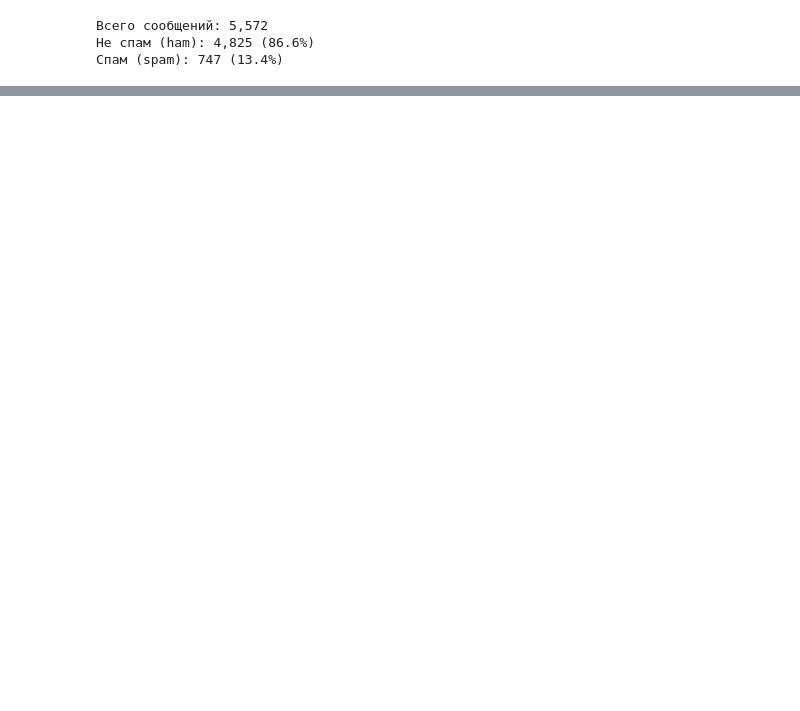
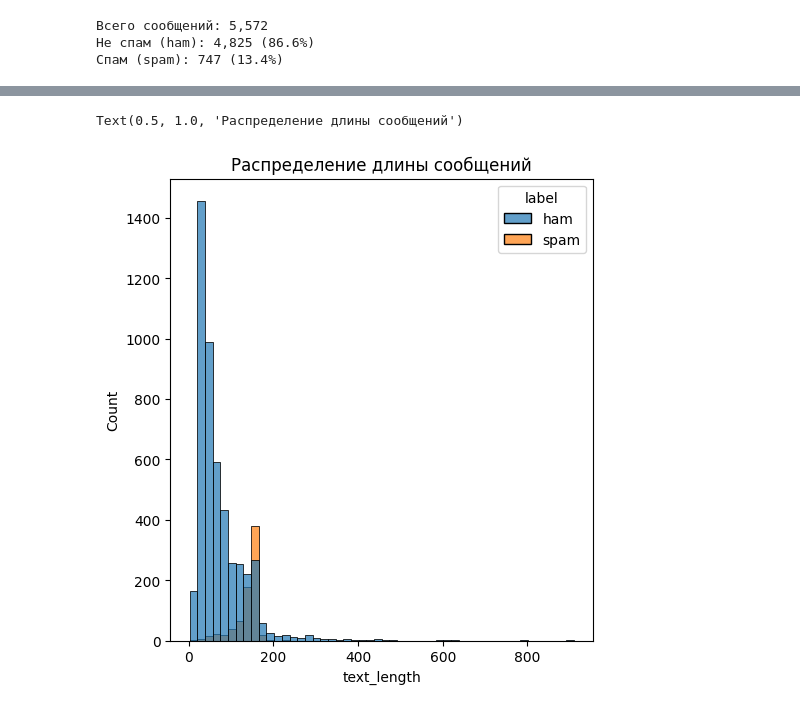
Before and after one commit to BRSHD/spam-classifier, a Jupyter notebook: spam_classifier.ipynb, the cells around one changed output, grey strips where cells are left out. Saved outputs shown, nothing was run; the diff lists cells and outputs as text; code cells hidden in the pictures; blank space fills up the shorter version.

```diff
--- a/spam_classifier.ipynb
+++ b/spam_classifier.ipynb
@@ -24,0 +96,13 @@ fatal: A branch named 'main' already exists.
+# %%
+# Добавим длину сообщений
+df['text_length'] = df['text'].apply(len)
+
+plt.figure(figsize = (12, 6))
+
+# Распределение длины сообщений
+plt.subplot(1,2,1)
+sns.histplot(data = df, x = 'text_length', hue='label', bins=50, alpha=0.7)
+plt.title('Распределение длины сообщений')
+# %% [output]
+Text(0.5, 1.0, 'Распределение длины сообщений')
+[figure, added]
```
Also changed, not shown: parts of 14 cells of this notebook.
